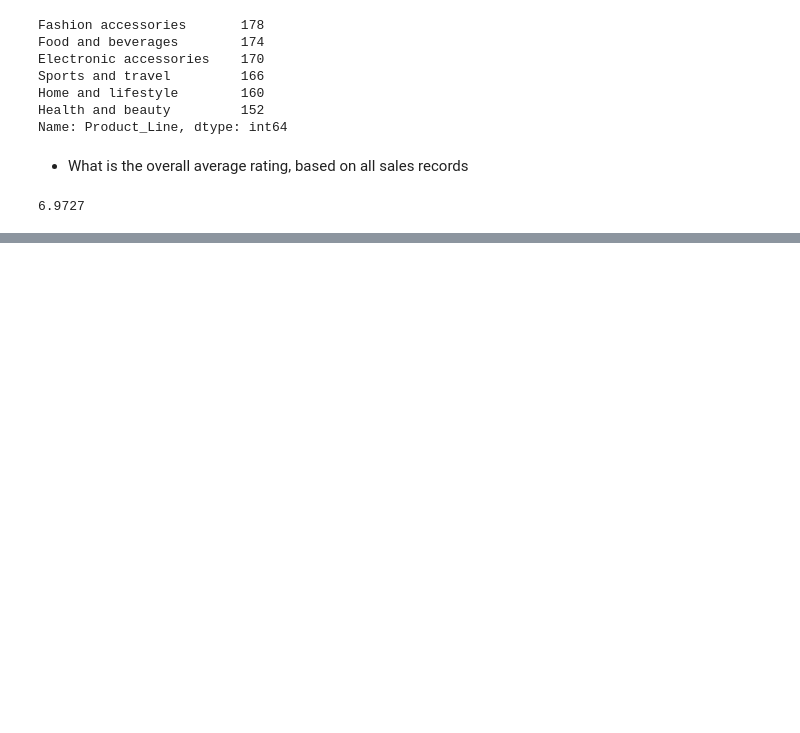
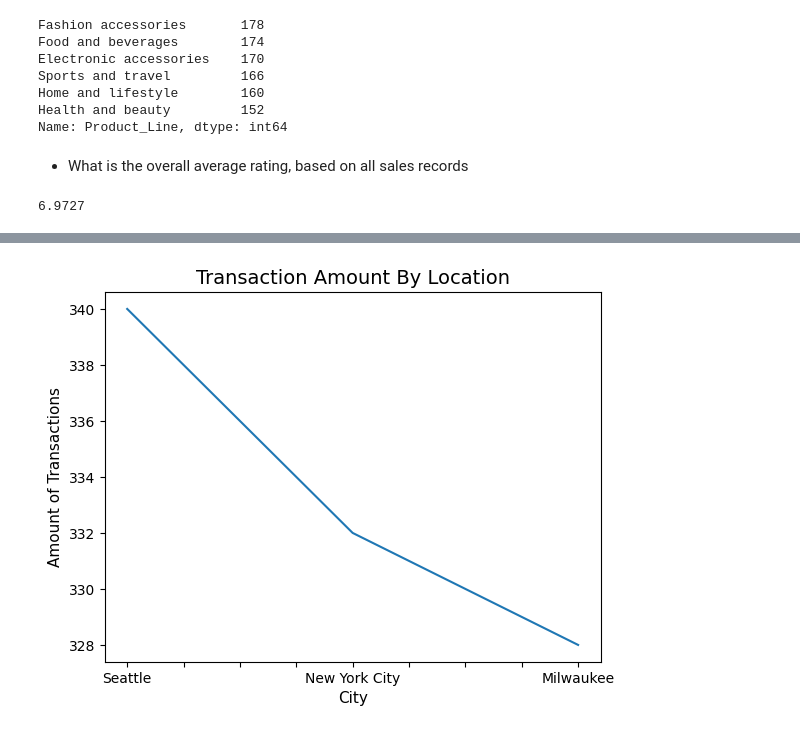
Before and after one commit to Nathan-Seeley/exploratory_data_analysis, a Jupyter notebook: sales_analysis.ipynb, the cells around one changed output, grey strips where cells are left out. Cells and saved outputs as stored; diff of their text form; code cells hidden in the pictures; blank space fills up the shorter version.

Commit message:
Created a bar chart to determine the amount of transactions per city

```diff
--- a/sales_analysis.ipynb
+++ b/sales_analysis.ipynb
@@ -175,0 +178,7 @@ overall_rating_average
+# %%
+sale_transaction_amount_per_location.plot()
+plt.title("Transaction Amount By Location", fontsize = 14)
+plt.xlabel("City", fontsize = 11);
+plt.ylabel("Amount of Transactions" , fontsize = 11);
+# %% [output]
+[figure, added]
```
Also changed, not shown: parts of 3 cells of this notebook.
